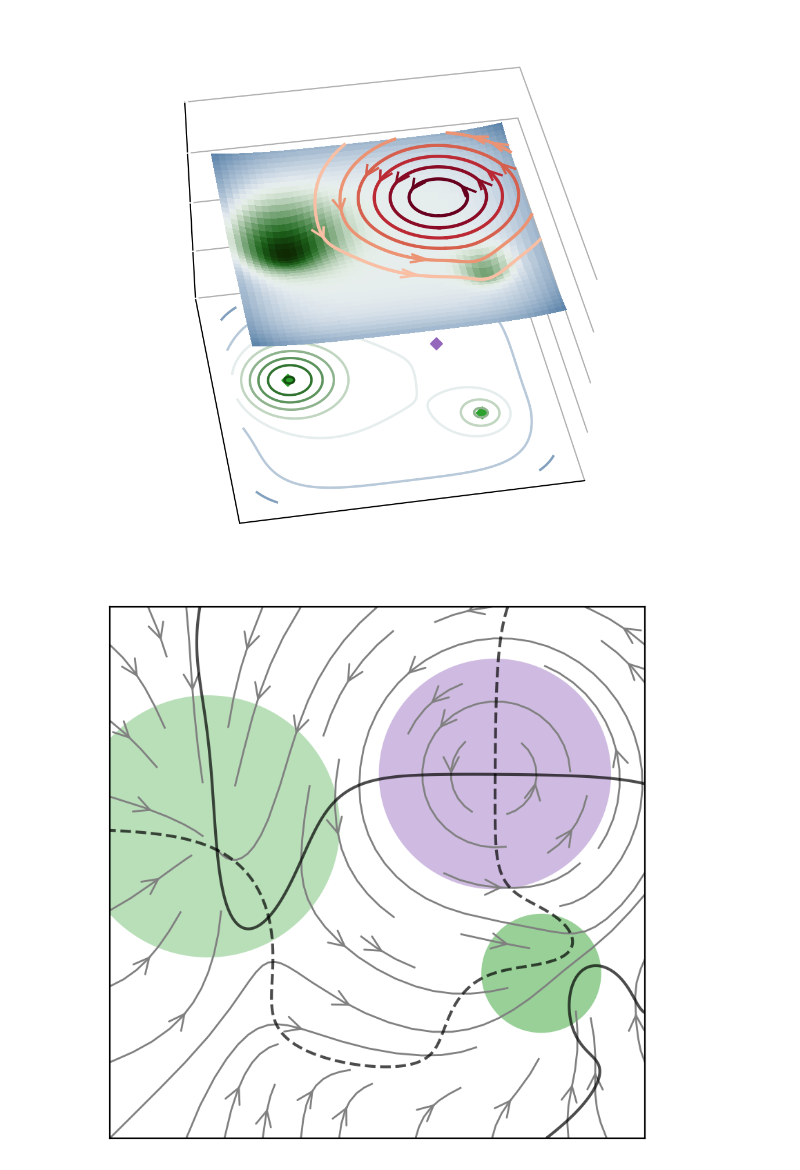
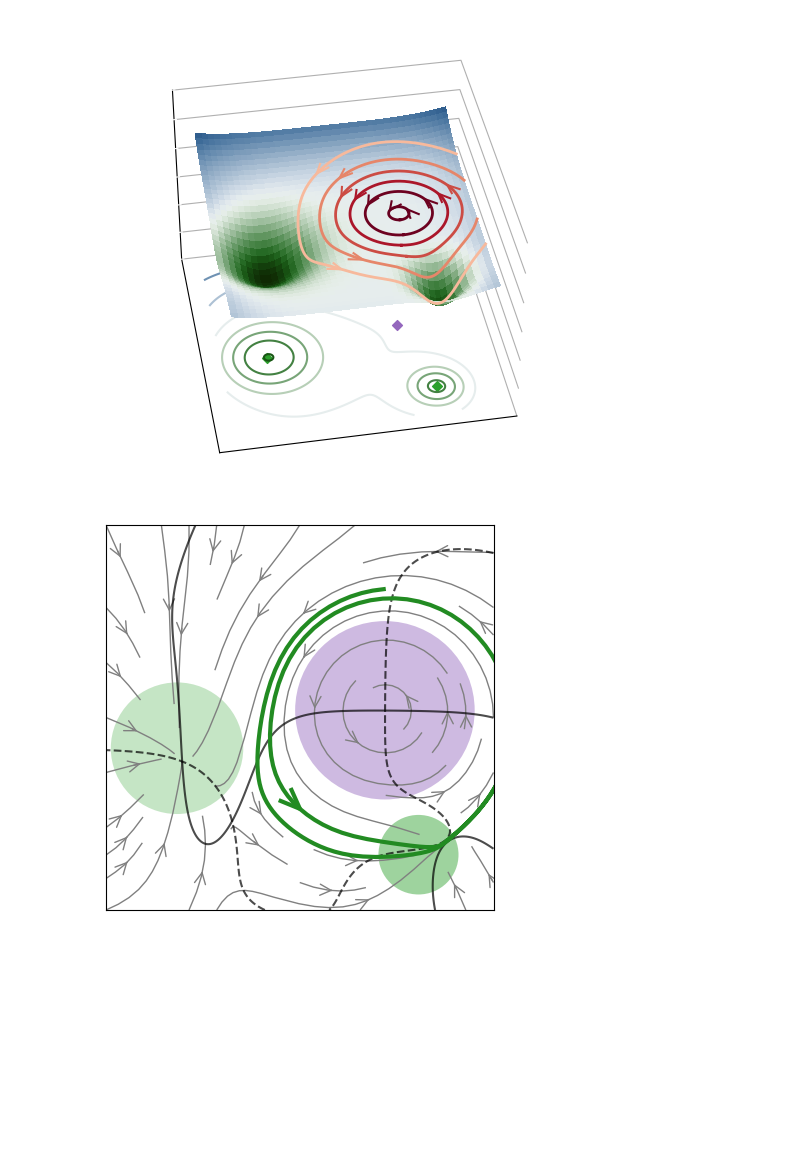
Before and after one commit to victoria-mochulska/evoscape, a Jupyter notebook: notebooks/figure_3.ipynb, the cells around one changed output. Saved outputs shown, nothing was run; the diff lists cells and outputs as text; code cells hidden in the pictures; blank space fills up the shorter version.

Commit message:
Figure notebooks, landscape rotation + parameter x0 for the origin/global module

```diff
--- a/notebooks/figure_3.ipynb
+++ b/notebooks/figure_3.ipynb
@@ -24,15 +24,21 @@ M3 = Center(-0.8136619835740215, 1.2825727653806398, a = [3.274, 0.7666], s = [1
 module_list = [M1, M2, M3]
 
 L = 3.
-npoints = 401
+npoints = 301
 q = np.linspace(-L, L, npoints)
 xx, yy = np.meshgrid(q,q+1, indexing = 'xy')
 
 landscape = Landscape(module_list, regime=mr.mr_sigmoid, morphogen_times=(0.,), A0=0.005)
 
-zlim=(-3,1)
-fig = visualize_landscape_t(landscape, xx, yy, t=-5., color_scheme='fp_types')
-fig = visualize_potential(landscape, xx, yy, t=-5., elev=40, azim=-100, color_scheme='fp_types', scatter=True, cmap_center=0, zlim=zlim, rot_contour=True)
-fig = visualize_landscape_t(landscape, xx, yy, t=1., color_scheme='fp_types')
-fig = visualize_potential(landscape, xx, yy, t=1., elev=40, azim=-100, color_scheme='fp_types', scatter=True, cmap_center=0, zlim=zlim, rot_contour=True)
+zlim=(-3, 1)
+start = (100, 10, 0)
+init_cond = ((-0.8, -0.1), (-1, 0.3), (-0.9, 0.))
+# init_cond = ((-0.8, 1.5), (-1, 0.3), (-0.9, 0.))
+
+times = ((0, 20, 201), (0, 20, 201), (0, 8, 81))
+
+for it, t in enumerate((-5., -2.2, -0.5)):
+    fig = visualize_landscape_t(landscape, xx, yy, t=t, color_scheme='fp_types', traj_times=times[it], traj_init_cond=init_cond[it],
+                                traj_start=start[it])
+    fig = visualize_potential(landscape, xx, yy, t=t, elev=40, azim=-100, color_scheme='fp_types', scatter=True, cmap_center=0, zlim=zlim, rot_contour=True)
 # %% [output]
@@ -49,9 +57,17 @@ module_list = [M1, M2, M3]
 
 landscape = Landscape(module_list, regime=mr.mr_sigmoid, morphogen_times=(0.,), A0=0.005)
 
-zlim=(-3.,1)
-fig = visualize_landscape(landscape, xx, yy, 0, color_scheme='fp_types')
-fig = visualize_potential(landscape, xx, yy, 0, elev=40, azim=-100, color_scheme='fp_types', scatter=True, cmap_center=0, zlim=zlim, rot_contour=True)
-fig = visualize_landscape(landscape, xx, yy, 1, color_scheme='fp_types')
-fig = visualize_potential(landscape, xx, yy, 1, elev=40, azim=-100, color_scheme='fp_types', scatter=True, cmap_center=0, zlim=zlim, rot_contour=True)
+zlim=(-2,1)
+
+start = (40, 0, 0)   # 40, 100, 0
+init_cond = ((2.8, 1.11), (1.3, 3.), (1.21, 1.11))   # x=2.8 for the 1st,
+
+# init_cond = ((2.8, 1.11), (1.7, 1.2), (1.21, 1.11))   # x=2.8 for the 1st,
+
+times = ((0, 5.5, 151), (0, 25, 251), None)
+
+for it, t in enumerate((0.2, 0.9, 2.5)):
+    fig = visualize_landscape_t(landscape, xx, yy, t=t, color_scheme='fp_types', traj_times=times[it], traj_init_cond=init_cond[it],
+                                traj_start=start[it])
+    fig = visualize_potential(landscape, xx, yy, t=t, elev=40, azim=-100, color_scheme='fp_types', scatter=True, cmap_center=0, zlim=zlim, rot_contour=True)
 # %% [output]
@@ -59,2 +75,2 @@ fig = visualize_potential(landscape, xx, yy, 1, elev=40, azim=-100, color_scheme
-[figure, old version]
+[figure, new version]
-[figure, old version]
+[figure, new version]
```
Also changed, not shown: parts of 6 cells of this notebook, 5 other files.
